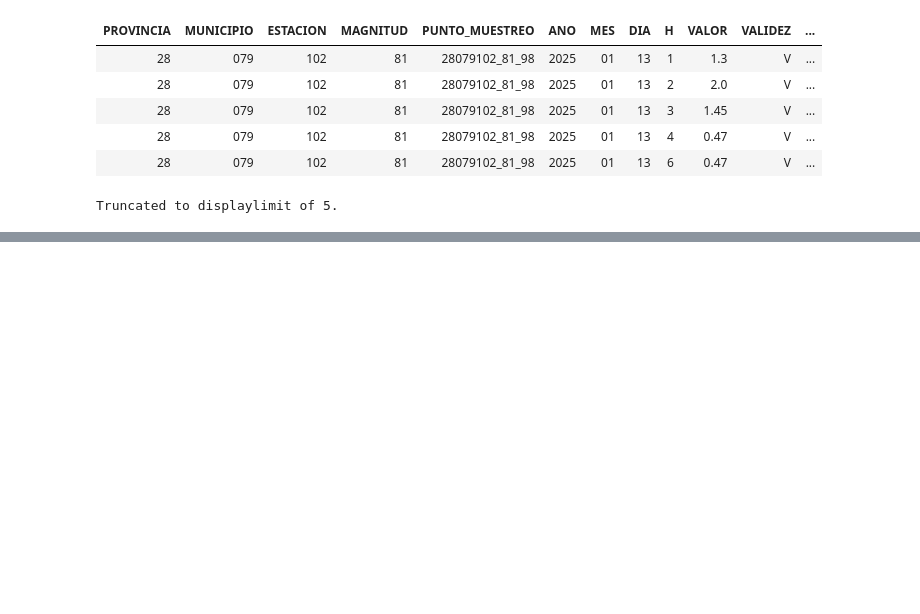
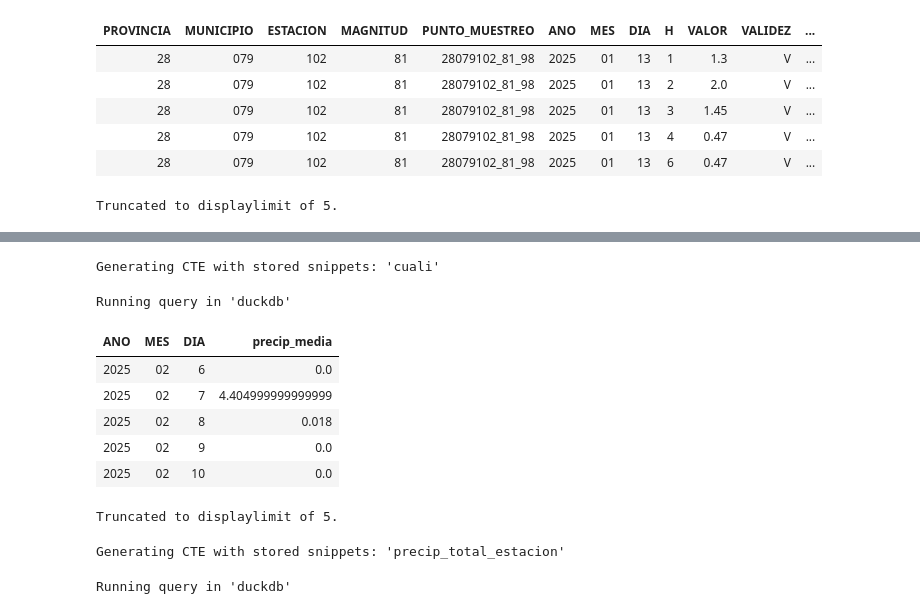
Before and after one commit to jcaubin/codespaces-jupyter_dam_01, a Jupyter notebook: notebooks/pato_precipitaciones.ipynb, the cells around one changed output, grey strips where cells are left out. Cells and saved outputs as stored; diff of their text form; code cells hidden in the pictures; blank space fills up the shorter version.

```diff
--- a/notebooks/pato_precipitaciones.ipynb
+++ b/notebooks/pato_precipitaciones.ipynb
@@ -75,0 +125,28 @@ Running query in 'duckdb'
+# %%
+%%sql
+
+select distinct ano, mes, dia, precip_media
+from cuali
+order by ano, mes, dia
+# %% [output]
+Generating CTE with stored snippets: 'cuali'
+Running query in 'duckdb'
+| ANO | MES | DIA | precip_media |
+| 2025 | 02 | 6 | 0.0 |
+| 2025 | 02 | 7 | 4.404999999999999 |
+| 2025 | 02 | 8 | 0.018 |
+| 2025 | 02 | 9 | 0.0 |
+| 2025 | 02 | 10 | 0.0 |
+Truncated to displaylimit of 5.
+# %%
+%%sql
+pm<<
+select  fecha
+,avg(total) precip_media, max(total) precip_max, min(total) precip_min, median(total) precipt_mediana
+, stddev(total) desviacion, count(total) n
+from precip_total_estacion
+group by all
+order by all
+# %% [output]
+Generating CTE with stored snippets: 'precip_total_estacion'
+Running query in 'duckdb'
```
Also changed, not shown: parts of 11 cells of this notebook, 3 other files.
